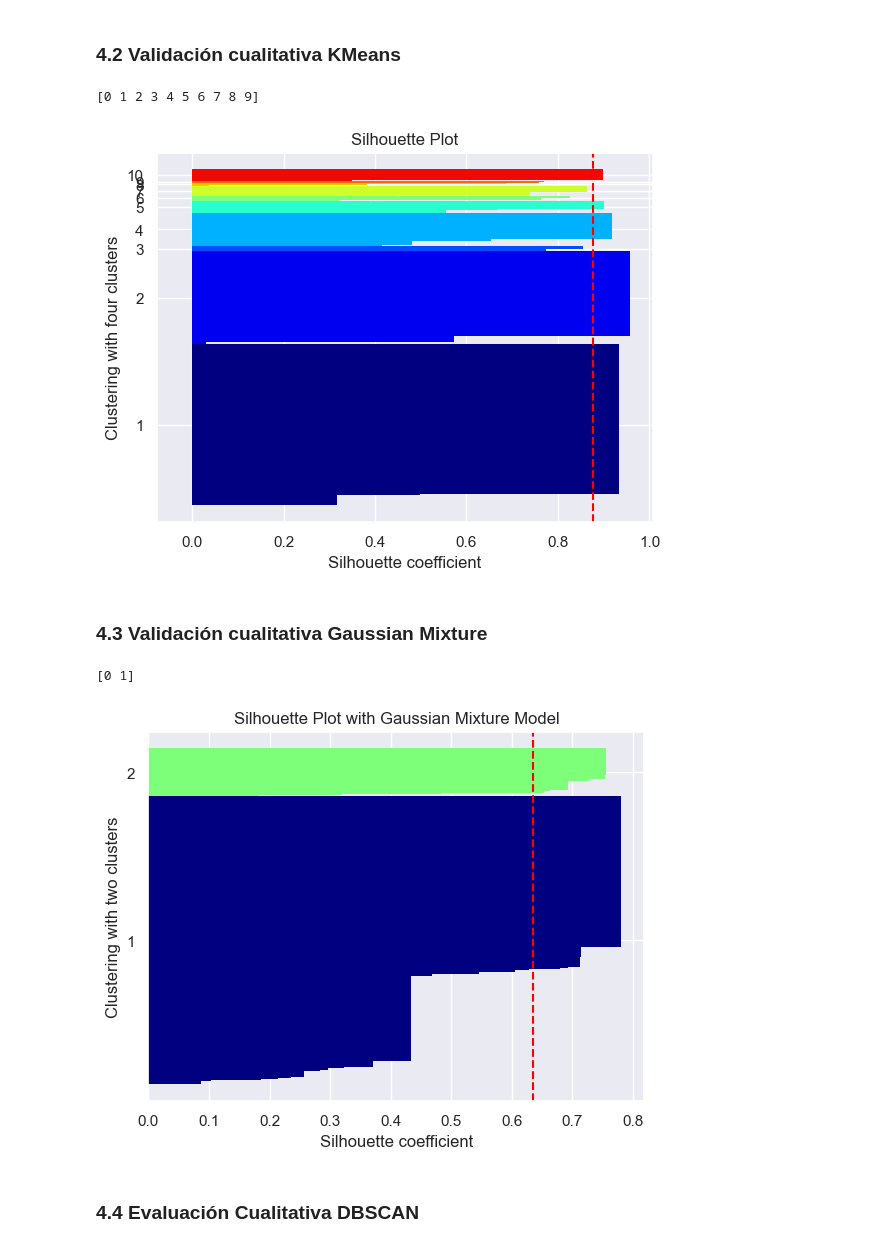
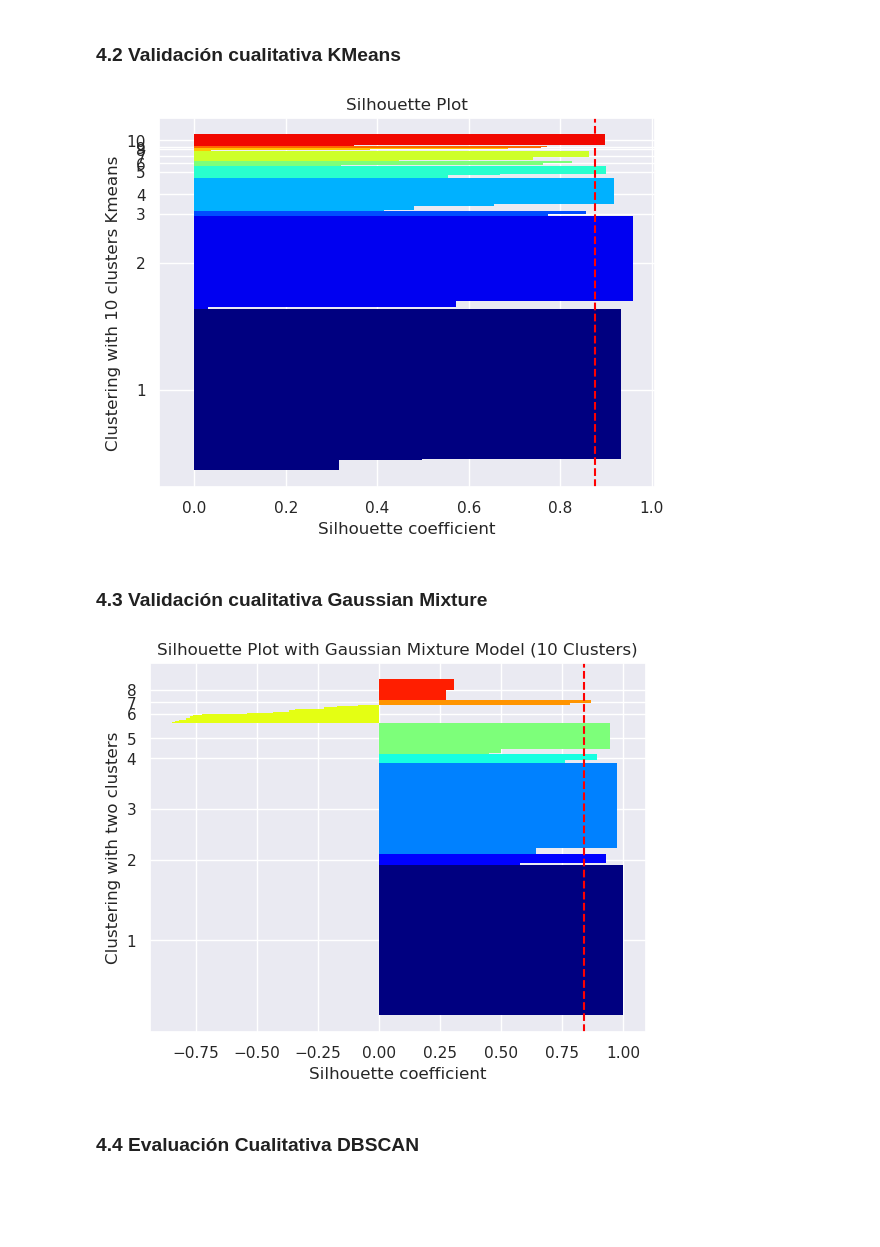
Before and after one commit to jjosorioc/ISIS3301-lab01-clustering, a Jupyter notebook: lab1.ipynb, the cells around one changed output. Cells and saved outputs as stored; diff of their text form; code cells hidden in the pictures; blank space fills up the shorter version.

Commit message:
Gráficas con 8 clusters GM

```diff
--- a/lab1.ipynb
+++ b/lab1.ipynb
@@ -534,0 +538,5 @@ plot_distortion(df_bicialpes[selected_cols],1,11)
+# %%
+num_clusters = 8
+df_bicialpes_prep = df_bicialpes[selected_cols]
+gaussianMixture2 = GaussianMixture(n_components=num_clusters, random_state=0)
+gaussianMixture2 = gaussianMixture2.fit(df_bicialpes[selected_cols])
@@ -534,0 +545,9 @@ plot_distortion(df_bicialpes[selected_cols],1,11)
+# %%
+labels = gaussianMixture2.predict(df_bicialpes[selected_cols])
+df_bicialpes_prep['Cluster'] = labels
+
+cluster_distrib = df_bicialpes_prep['Cluster'].value_counts()
+
+
+fig = plt.figure(figsize=(12,8))
+sns.barplot(x=cluster_distrib.index, y=cluster_distrib.values, color='b')
@@ -534,0 +576,20 @@ plot_distortion(df_bicialpes[selected_cols],1,11)
+# %%
+# Revisar los valores de los centroides de los clústeres generados
+centers = gaussianMixture2.means_
+
+# Se grafican los clusters
+plt.scatter(cols_number[gaussianMixture2.predict(df_bicialpes[selected_cols]) == 0, 0], cols_number[gaussianMixture2.predict(df_bicialpes[selected_cols]) == 0, 1], s = 100, marker='v', c = 'red', label = 'Cluster 1')
+plt.scatter(cols_number[gaussianMixture2.predict(df_bicialpes[selected_cols]) == 1, 0], cols_number[gaussianMixture2.predict(df_bicialpes[selected_cols]) == 1, 1], s = 100, marker='o', c = 'blue', label = 'Cluster 2')
+plt.scatter(cols_number[gaussianMixture2.predict(df_bicialpes[selected_cols]) == 2, 0], cols_number[gaussianMixture2.predict(df_bicialpes[selected_cols]) == 2, 1], s = 100, marker='v', c = 'green', label = 'Cluster 3')
+plt.scatter(cols_number[gaussianMixture2.predict(df_bicialpes[selected_cols]) == 3, 0], cols_number[gaussianMixture2.predict(df_bicialpes[selected_cols]) == 3, 1], s = 100, marker='o', c = 'black', label = 'Cluster 4')
+plt.scatter(cols_number[gaussianMixture2.predict(df_bicialpes[selected_cols]) == 4, 0], cols_number[gaussianMixture2.predict(df_bicialpes[selected_cols]) == 4, 1], s = 100, marker='v', c = 'purple', label = 'Cluster 5')
+plt.scatter(cols_number[gaussianMixture2.predict(df_bicialpes[selected_cols]) == 5, 0], cols_number[gaussianMixture2.predict(df_bicialpes[selected_cols]) == 5, 1], s = 100, marker='o', c = 'orange', label = 'Cluster 6')
+plt.scatter(cols_number[gaussianMixture2.predict(df_bicialpes[selected_cols]) == 6, 0], cols_number[gaussianMixture2.predict(df_bicialpes[selected_cols]) == 6, 1], s = 100, marker='v', c = 'pink', label = 'Cluster 7')
+plt.scatter(cols_number[gaussianMixture2.predict(df_bicialpes[selected_cols]) == 7, 0], cols_number[gaussianMixture2.predict(df_bicialpes[selected_cols]) == 7, 1], s = 100, marker='o', c = 'brown', label = 'Cluster 8')
+
+plt.scatter(centers[:, 0], centers[:, 1], s = 100, c = 'yellow', label = 'Centroids')
+plt.title('Clusters of Weather_Conditions and Junction_Detail')
+plt.xlabel(selected_cols[0])
+plt.ylabel(selected_cols[1])
+plt.legend()
+plt.show()
@@ -534,0 +598,4 @@ plot_distortion(df_bicialpes[selected_cols],1,11)
+# %%
+# Mostrar los centroides de los clústeres generados
+for i in range(num_clusters):
+    print(centers[i])
@@ -692,20 +767,18 @@ def plot_silhouette(data,
 # Esta función puede tardar varios minutos
 plot_silhouette(data = df_bicialpes[selected_cols],
                 labels = kmeans2.labels_,
-                ylabel = 'Clustering with four clusters')
+                ylabel = 'Clustering with 10 clusters Kmeans')
 # %% [output]
-[0 1 2 3 4 5 6 7 8 9]
-[figure, old version]
+[figure, new version]
 # %% [markdown]
 ### 4.3 Validación cualitativa Gaussian Mixture
 # %%
 plot_silhouette(data = df_bicialpes[selected_cols],
-                labels= gaussianMixturep.predict(df_bicialpes[selected_cols]),
+                labels= gaussianMixture2.predict(df_bicialpes[selected_cols]),
                 ylabel = 'Clustering with two clusters',
-                title='Silhouette Plot with Gaussian Mixture Model')
+                title='Silhouette Plot with Gaussian Mixture Model (10 Clusters)')
 # %% [output]
-[0 1]
-[figure, old version]
+[figure, new version]
 # %% [markdown]
 ### 4.4 Evaluación Cualitativa DBSCAN
 # %%
```
Also changed, not shown: parts of 18 cells of this notebook.
